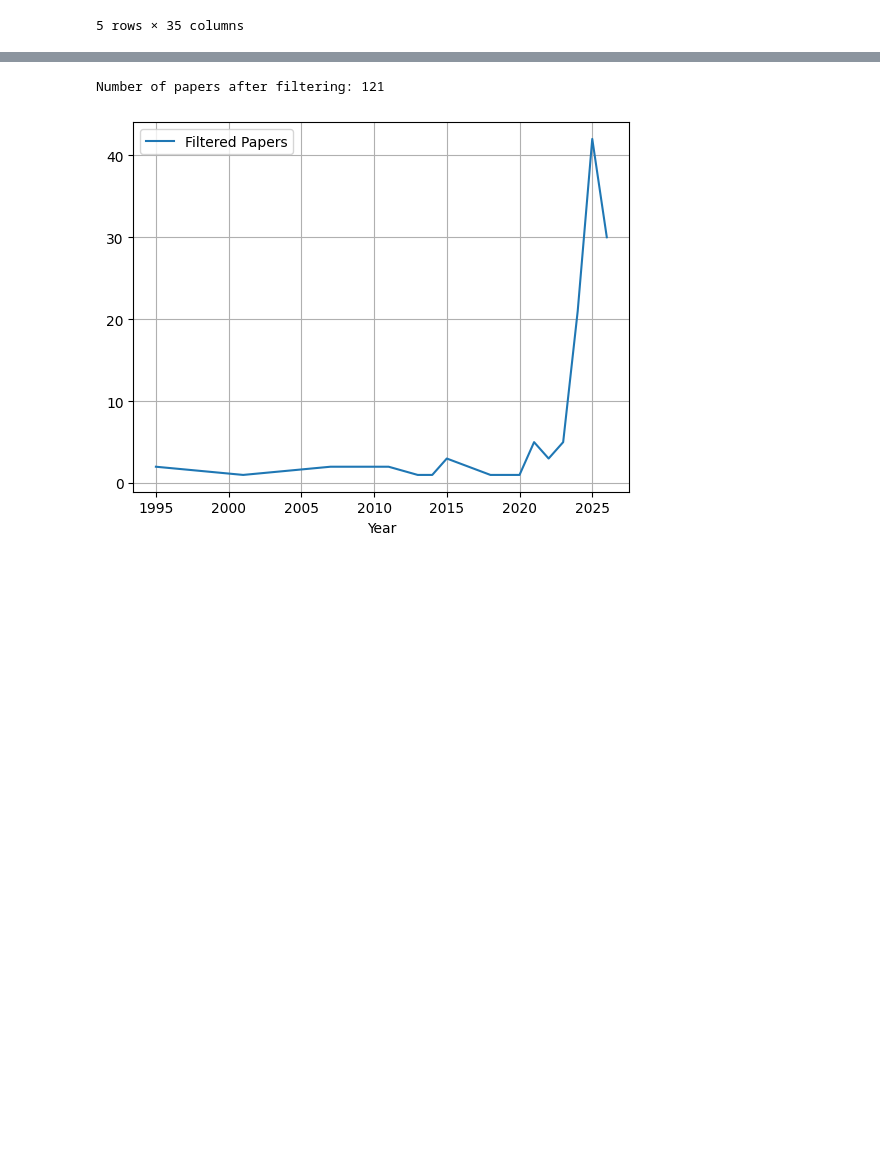
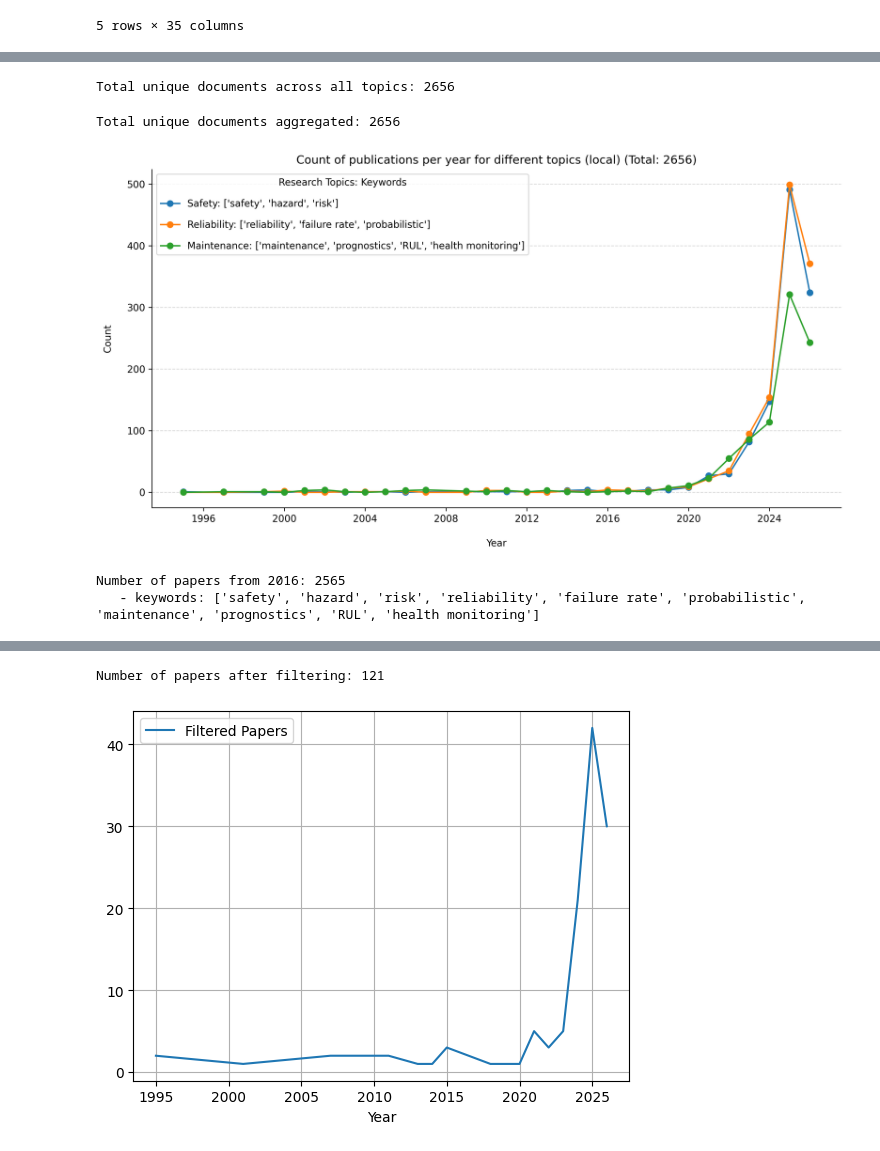
Before and after one commit to jpfutalef/MateReview, a Jupyter notebook: notebooks/01 local_pre_screening.ipynb, the cells around one changed output, grey strips where cells are left out. Drawn from its saved outputs; the diff is of its cells as text; code cells hidden in the pictures; blank space fills up the shorter version.

Commit message:
Work on local preescreening

```diff
--- a/notebooks/01 local_pre_screening.ipynb
+++ b/notebooks/01 local_pre_screening.ipynb
@@ -24,0 +73,77 @@ plt.grid()
+# %%
+# Define your research topics and their associated keywords
+research_topics = {
+    "Safety": ["safety", "hazard", "risk"],
+    "Reliability": ["reliability", "failure rate", "probabilistic"],
+    "Maintenance": ["maintenance", "prognostics", "RUL", "health monitoring"]
+}
+
+# 1. Track trends and collect all unique document indices for aggregation
+trends = {}
+all_filtered_indices = set()
+
+for area, kws in research_topics.items():
+    area_df = filter_documents(metadata_df, keywords=kws, doc_types=["Article", "Review"])
+
+    # Store for trends
+    # Rename column to include keywords for the legend: "Name: [k1, k2...]"
+    label = f"{area}: {kws}"
+    trends[label] = area_df.groupby('Year').size()
+
+    # Track indices for total unique count
+    all_filtered_indices.update(area_df.index)
+
+# 2. Convert to DataFrame for plotting
+trend_df = pd.DataFrame(trends).fillna(0)
+
+# Print total count
+print(f"Total unique documents across all topics: {len(all_filtered_indices)}")
+# %% [output]
+Total unique documents across all topics: 2656
+# %%
+# 4. Styling: Modern, Minimalistic, serif (LaTeX-like)
+plt.rcdefaults()
+
+
+# Professional color palette
+fig, ax = plt.subplots(figsize=(11, 6), dpi=300)
+
+for i, column in enumerate(trend_df.columns):
+    ax.plot(trend_df.index, trend_df[column], label=column, marker='o')
+
+# Vertical line at 2016
+#ax.axvline(x=2016, color='grey', linestyle='--', alpha=0.7)
+
+# Minimalist axis and grid adjustments
+ax.spines['top'].set_visible(False)
+ax.spines['right'].set_visible(False)
+ax.yaxis.grid(True, linestyle='--', color='grey', alpha=0.3)
+
+ax.set_title(f"Count of publications per year for different topics (local) (Total: {len(all_filtered_indices)})")
+ax.set_xlabel("Year", labelpad=15)
+ax.set_ylabel("Count", labelpad=15)
+ax.xaxis.set_major_locator(plt.MaxNLocator(integer=True))
+
+# Formatting the legend with set names and keywords
+ax.legend(title=f"Research Topics: Keywords", loc='upper left', labelspacing=1.2)
+
+plt.tight_layout()
+print(f"Total unique documents aggregated: {len(all_filtered_indices)}")
+# %% [output]
+Total unique documents aggregated: 2656
+[figure, added]
+# %%
+# Get from 2016 onward
+all_kwds = [kw for kws in research_topics.values() for kw in kws]
+filtered2016_df = filter_documents(
+    metadata_df,
+    keywords=all_kwds,
+    year_range=(2020, 2026),
+    doc_types=["Article", "Review"]
+)
+
+print(f"Number of papers from 2016: {len(filtered2016_df)}")
+print(f"   - keywords: {all_kwds}")
+# %% [output]
+Number of papers from 2016: 2565
+   - keywords: ['safety', 'hazard', 'risk', 'reliability', 'failure rate', 'probabilistic', 'maintenance', 'prognostics', 'RUL', 'health monitoring']
```
Also changed, not shown: parts of 5 cells of this notebook.
